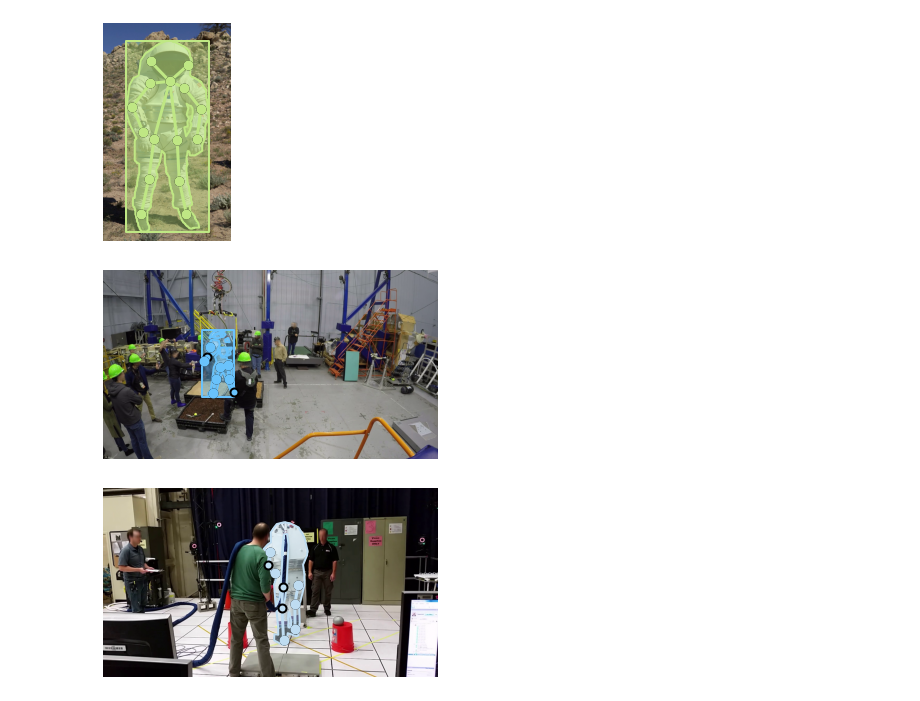
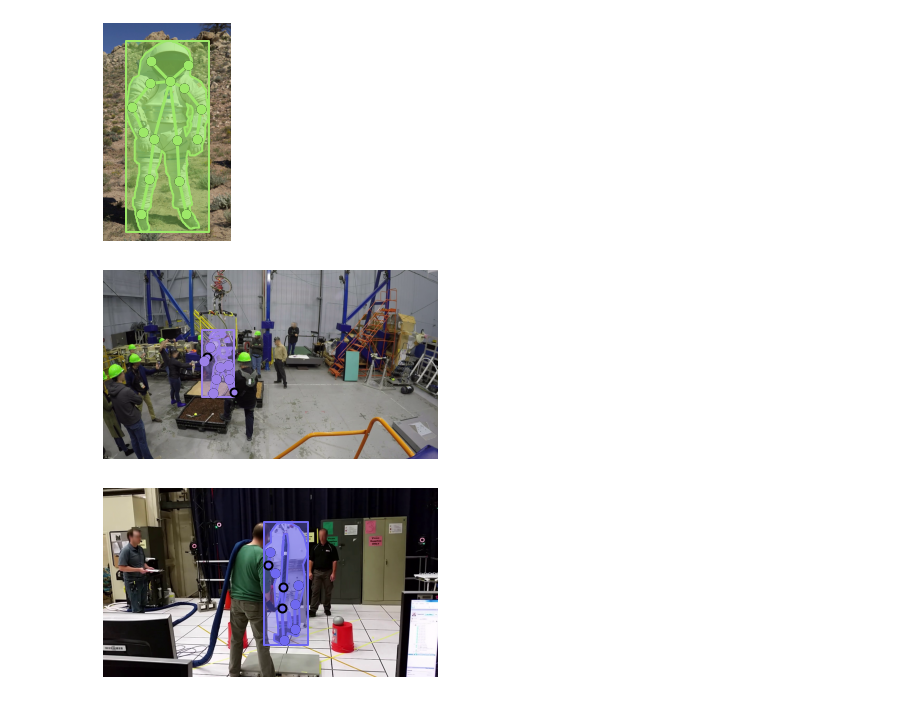
Before and after one commit to rasyidstat/spacesuit, a Jupyter notebook: notebook/00_starter.ipynb, the cells around one changed output. Drawn from its saved outputs; the diff is of its cells as text; code cells hidden in the pictures.

```diff
--- a/notebook/00_starter.ipynb
+++ b/notebook/00_starter.ipynb
@@ -349,20 +351,20 @@ plt.imshow(I)
 plt.axis('off')
 annIds = coco.getAnnIds(imgIds=img['id'], catIds=catIds, iscrowd=None)
 anns = coco.loadAnns(annIds)
-anns[0]['bbox'] = [anns[0]['bbox'][0], anns[0]['bbox'][1], anns[0]['bbox'][2]-anns[0]['bbox'][0], anns[0]['bbox'][3]-anns[0]['bbox'][1]]
+# anns[0]['bbox'] = [anns[0]['bbox'][0], anns[0]['bbox'][1], anns[0]['bbox'][2]-anns[0]['bbox'][0], anns[0]['bbox'][3]-anns[0]['bbox'][1]]
 coco.showAnns(anns, draw_bbox=True)
 # %% [output]
-[figure, old version]
+[figure, new version]
 # %%
 img = coco.loadImgs(969689)[0]
 I = io.imread("data/raw/train/images/" + img["file_name"])/255.0
 plt.imshow(I)
 plt.axis('off')
 annIds = coco.getAnnIds(imgIds=img['id'], catIds=catIds, iscrowd=None)
 anns = coco.loadAnns(annIds)
-coco.showAnns(anns)
+coco.showAnns(anns, draw_bbox=True)
 # %% [output]
-[figure, old version]
+[figure, new version]
 # %%
 df_label.sort_values("polygon_cnt", ascending=False)
 # %% [output]
```
Also changed, not shown: parts of 6 cells of this notebook, 5 other files.
